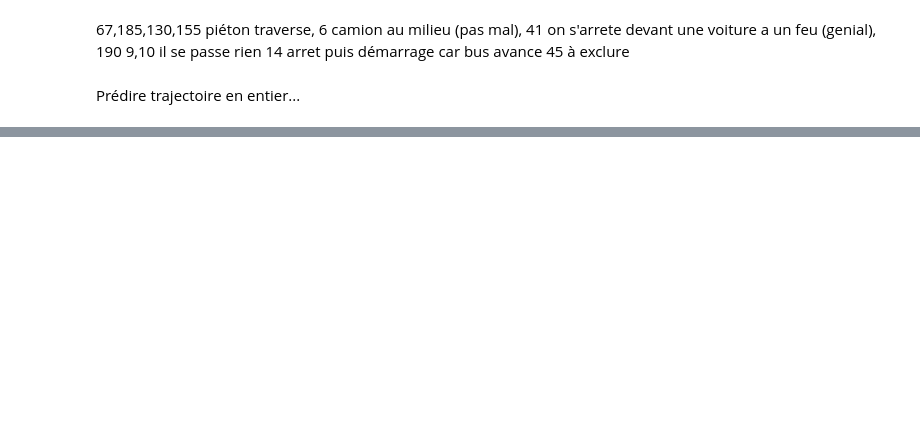
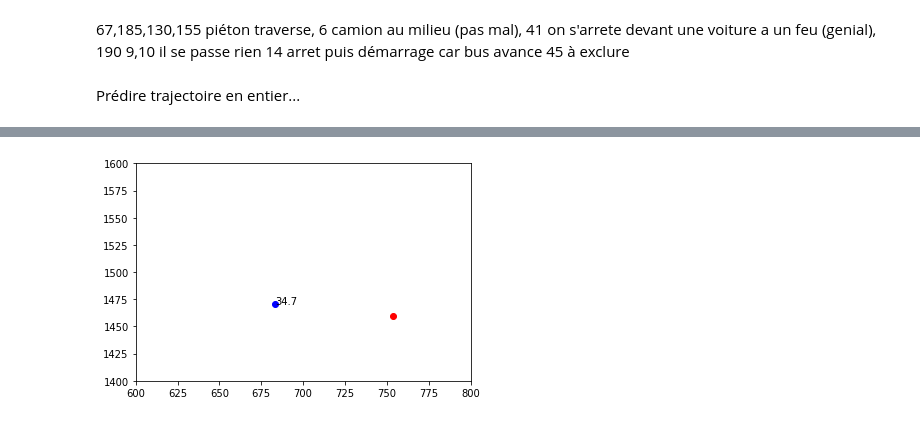
Before and after one commit to AlexandreFiche/machine_learning_for_autonomous_driving, a Jupyter notebook: nuscenes_prediction_acceleration_freinage.ipynb, the cells around one changed output, grey strips where cells are left out. Cells and saved outputs as stored; diff of their text form; code cells hidden in the pictures; blank space fills up the shorter version.

Commit message:
Update
Ajout fonctions d'animations et de simulations

```diff
--- a/nuscenes_prediction_acceleration_freinage.ipynb
+++ b/nuscenes_prediction_acceleration_freinage.ipynb
@@ -681,6 +746,7 @@ import random
 df_for_predict = df_for_predict.reset_index(drop=True)
 # ["distance","ego_speed","throttle","brake"]
 features = ["distance","ego_speed","throttle","brake"]
+features = ["distance","ego_speed"]
 X = df_vehicle[features]
 y_throttle = df_vehicle["future_throttle"]
 y_brake = df_vehicle["future_brake"]
@@ -688,8 +754,8 @@ Xt_train, Xt_test, yt_train, yt_test = train_test_split(X,y_throttle, test_size
 Xb_train, Xb_test, yb_train, yb_test = train_test_split(X,y_brake, test_size = 0.2, random_state = 1)
 
 # temp
-yt_train = df_for_predict["future_throttle"]
-yb_train = df_for_predict["future_brake"]
+yt_train = df_for_predict["throttle"]
+yb_train = df_for_predict["brake"]
 Xb_train = Xt_train = df_for_predict[features]
 #with pd.option_context('display.max_rows', None, 'display.max_columns', None):  # more options can be specified also
 #    display(Xt_train)
@@ -834,0 +961,58 @@ Position Predite,    Position Reel,    Distance, vitesse,  accélération,  frei
+# %%
+#test
+import numpy as np
+import matplotlib.pyplot as plt
+import matplotlib.animation as animation
+%matplotlib qt
+TWOPI = 2*np.pi
+
+#init
+scene_name = 'scene-0006'
+my_scene_token = nusc.field2token('scene', 'name', scene_name)[0]
+scene = nusc.get('scene',my_scene_token)
+#nusc.render_scene_channel(my_scene_token, 'CAM_FRONT')
+df = build_dataframe_for_one_scene(scene,False)
+df_ego = df[df['inst_token'] == "vehicle_info"]
+
+
+
+fig, ax = plt.subplots()
+plt.xlim(0, 2000)
+plt.ylim(0,2000)
+t = np.arange(0.0, TWOPI, 0.001)
+s = np.sin(t)
+#l = plt.plot(t, s)
+
+pos = df_ego[['ego_pos','ego_speed']]
+#ax = plt.axis([0,TWOPI,-1,1])
+v = df[df['inst_token']=="98300b9c4acb4da9a7aecd0084650265"]['object_pos']
+print(pos.shape,v.shape)
+print(pos)
+#print(v)
+ax.set_xlim([600,800])
+ax.set_ylim([1400,1600])
+ego, = plt.plot(0, 0, 'bo')
+near_vehicle, = plt.plot(0,0,'ro')
+print(ego)
+text = plt.text(100,100,"oo")
+vec_vitesse, = plt.plot(0,0,'k-')
+def animate(i):
+    ego.set_data(pos.iloc[i,0][0], pos.iloc[i,0][1])
+    if i < 22:
+        near_vehicle.set_data(v.iloc[i][0],v.iloc[i][1])
+    text.set_text(pos.iloc[i,1])
+    text.set_x(pos.iloc[i,0][0])
+    text.set_y(pos.iloc[i,0][1])
+    vec_vitesse.set_data([pos.iloc[i,0][0], pos.iloc[i,0][0]+log[i][0]*10], [pos.iloc[i,0][1],pos.iloc[i,0][1]+log[i][1]*10])
+    #vec_vitesse.set_data([100, 100+log[i][0]*100], [100,100+log[i][1]*100])
+
+    #print(i)
+
+    return ego,text,near_vehicle,vec_vitesse,
+
+# create animation using the animate() function
+myAnimation = animation.FuncAnimation(fig, animate, frames=39,
+                                      interval=100, blit=True, repeat=True)
+
+plt.show()
+# %% [output]
@@ -834,0 +1036 @@ Position Predite,    Position Reel,    Distance, vitesse,  accélération,  frei
+[figure, added]
```
Also changed, not shown: parts of 14 cells of this notebook, 4 other files.
